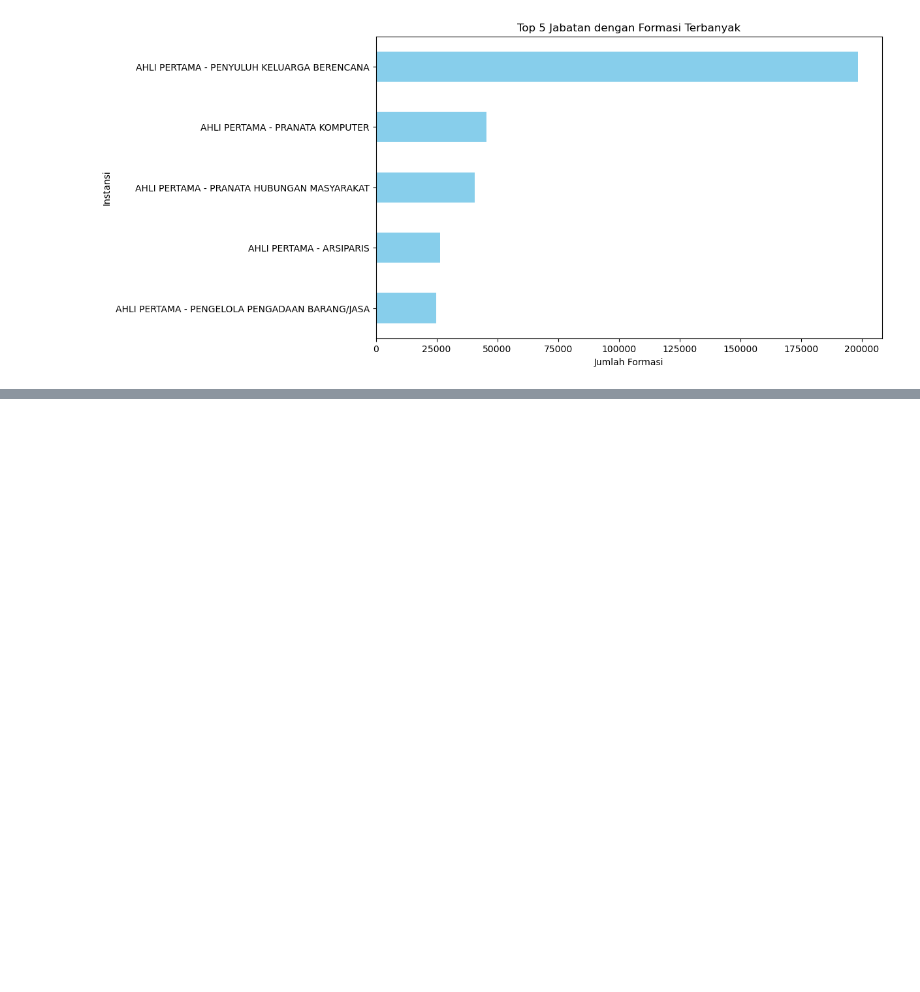
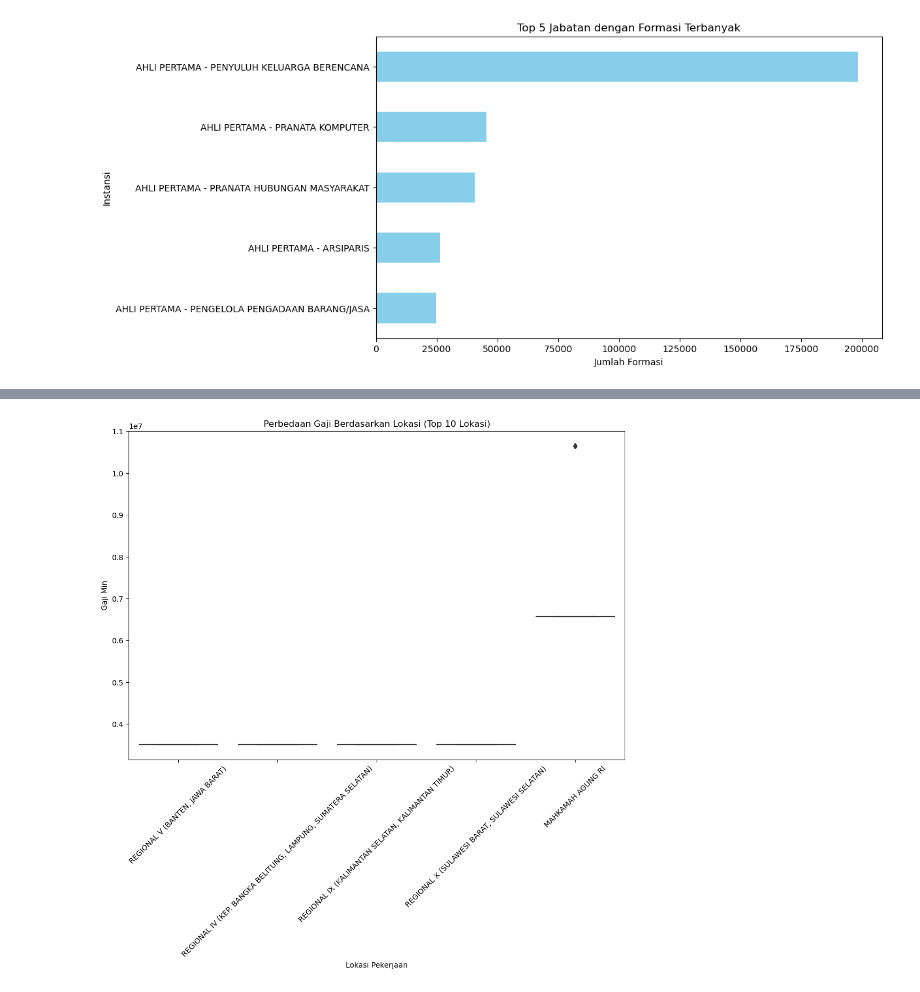
Before and after one commit to randyansari/SSCASN-2023-Analysis, a Jupyter notebook: Exploratory_data_analysis.ipynb, the cells around one changed output, grey strips where cells are left out. Cells and saved outputs as stored; diff of their text form; code cells hidden in the pictures; blank space fills up the shorter version.

```diff
--- a/Exploratory_data_analysis.ipynb
+++ b/Exploratory_data_analysis.ipynb
@@ -136,0 +172,11 @@ plt.show()
+# %%
+# Membuat boxplot untuk melihat perbedaan gaji berdasarkan lokasi
+plt.figure(figsize=(12, 8))
+sns.boxplot(x='lokasi_nm', y='gaji_min', data=df_top_lokasi, palette='viridis')
+plt.xlabel('Lokasi Pekerjaan')
+plt.ylabel('Gaji Min')
+plt.title('Perbedaan Gaji Berdasarkan Lokasi (Top 10 Lokasi)')
+plt.xticks(rotation=45)
+plt.show()
+# %% [output]
+[figure, added]
```
Also changed, not shown: parts of 21 cells of this notebook.
